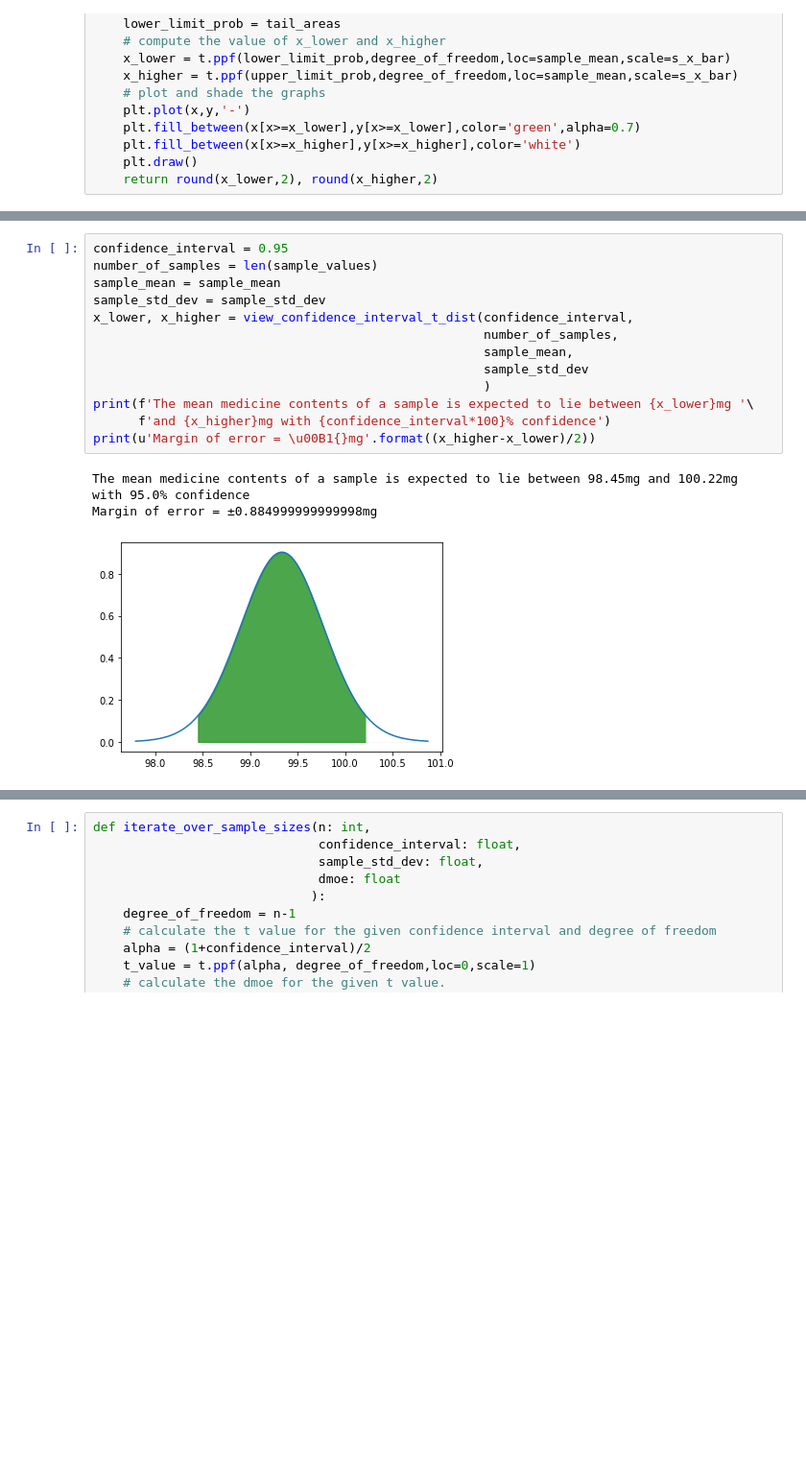
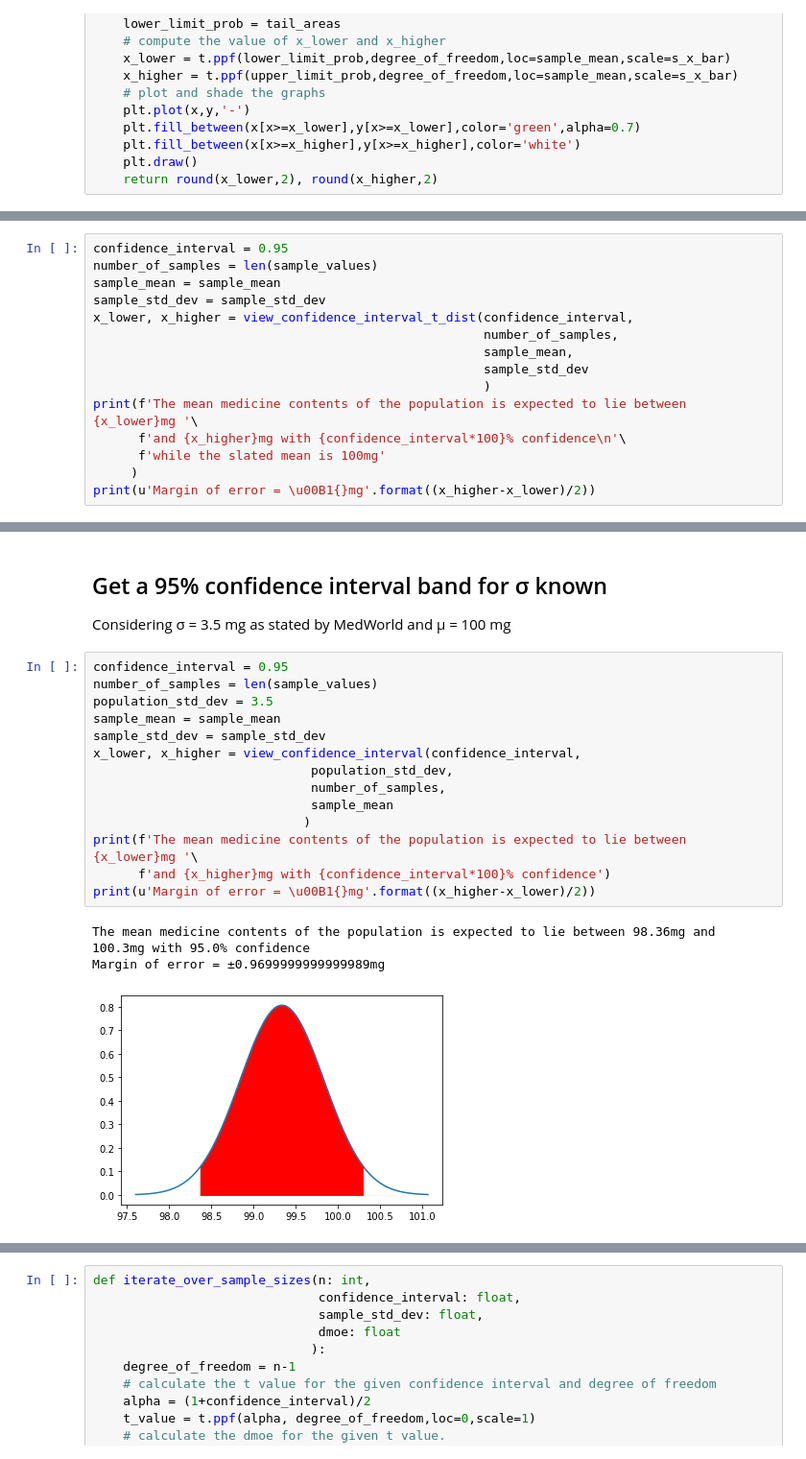
Before and after one commit to sandipto-sanyal/ampba, a Jupyter notebook: statistical analysis/codes and excel files/Is med world cheating.ipynb, the cells around one changed output, grey strips where cells are left out. Shown: that part at 96% size. Drawn from its saved outputs; the diff is of its cells as text; blank space fills up the shorter version.

```diff
--- a/statistical analysis/codes and excel files/Is med world cheating.ipynb
+++ b/statistical analysis/codes and excel files/Is med world cheating.ipynb
@@ -75,0 +106,15 @@ def view_confidence_interval_t_dist(confidence_interval: float,
+# %%
+confidence_interval = 0.95
+number_of_samples = len(sample_values)
+sample_mean = sample_mean
+sample_std_dev = sample_std_dev
+x_lower, x_higher = view_confidence_interval_t_dist(confidence_interval,
+                                                    number_of_samples,
+                                                    sample_mean,
+                                                    sample_std_dev
+                                                    )
+print(f'The mean medicine contents of the population is expected to lie between {x_lower}mg '\
+      f'and {x_higher}mg with {confidence_interval*100}% confidence\n'\
+      f'while the slated mean is 100mg'
+     )
+print(u'Margin of error = \u00B1{}mg'.format((x_higher-x_lower)/2))
@@ -76,17 +129,21 @@ def view_confidence_interval_t_dist(confidence_interval: float,
+# %% [markdown]
+## Get a 95% confidence interval band for σ known
+Considering σ = 3.5 mg as stated by MedWorld and μ = 100 mg
 # %%
 confidence_interval = 0.95
 number_of_samples = len(sample_values)
+population_std_dev = 3.5
 sample_mean = sample_mean
 sample_std_dev = sample_std_dev
-x_lower, x_higher = view_confidence_interval_t_dist(confidence_interval,
-                                                    number_of_samples,
-                                                    sample_mean,
-                                                    sample_std_dev
-                                                    )
-print(f'The mean medicine contents of a sample is expected to lie between {x_lower}mg '\
+x_lower, x_higher = view_confidence_interval(confidence_interval,
+                             population_std_dev,
+                             number_of_samples,
+                             sample_mean
+                            )
+print(f'The mean medicine contents of the population is expected to lie between {x_lower}mg '\
       f'and {x_higher}mg with {confidence_interval*100}% confidence')
 print(u'Margin of error = \u00B1{}mg'.format((x_higher-x_lower)/2))
 # %% [output]
-The mean medicine contents of a sample is expected to lie between 98.45mg and 100.22mg with 95.0% confidence
-Margin of error = ±0.884999999999998mg
+The mean medicine contents of the population is expected to lie between 98.36mg and 100.3mg with 95.0% confidence
+Margin of error = ±0.9699999999999989mg
-[figure, old version]
+[figure, new version]
```
Also changed, not shown: parts of 18 cells of this notebook.
